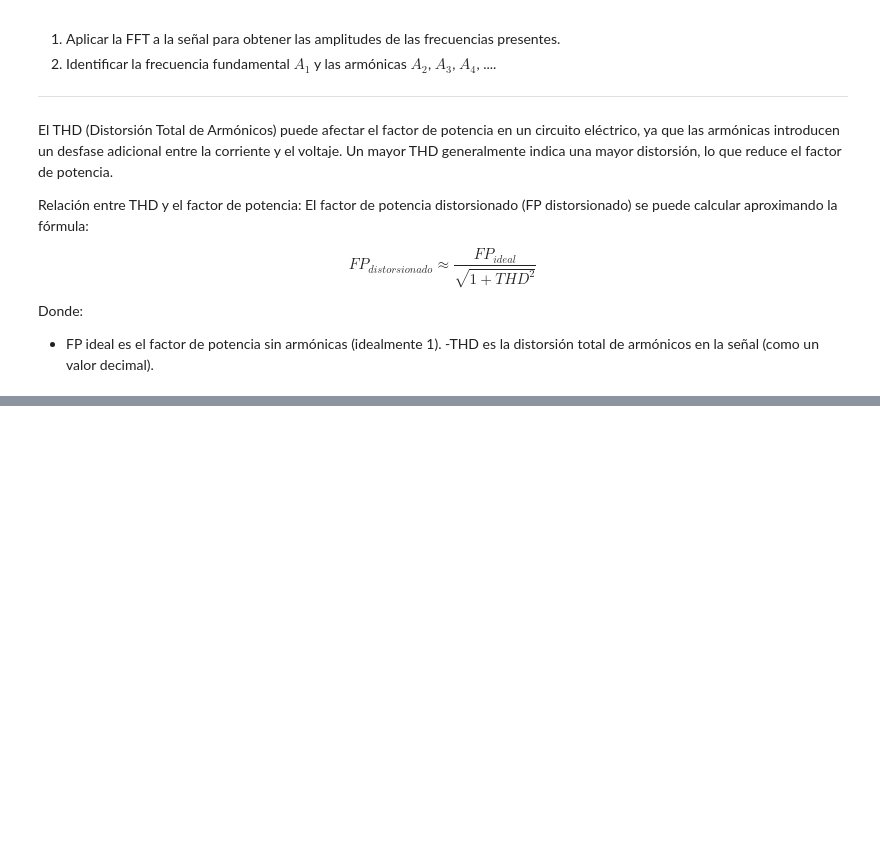
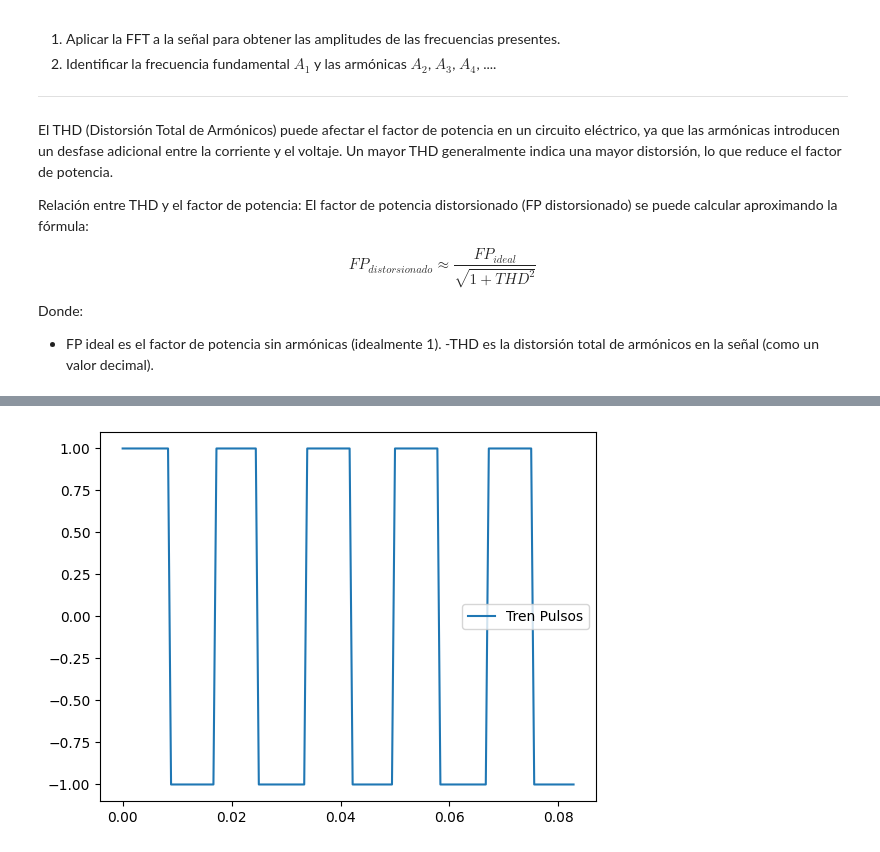
Before and after one commit to Cristian2820/Senales-y-sistemas, a Jupyter notebook: Parcial_2S2.ipynb, the cells around one changed output, grey strips where cells are left out. Drawn from its saved outputs; the diff is of its cells as text; code cells hidden in the pictures; blank space fills up the shorter version.

```diff
--- a/Parcial_2S2.ipynb
+++ b/Parcial_2S2.ipynb
@@ -412,0 +623,6 @@ Donde:
+# %%
+plt.plot(t,rec_c,label='Tren Pulsos')
+plt.legend()
+plt.show()
+# %% [output]
+[figure, added]
```
Also changed, not shown: parts of 52 cells of this notebook.
